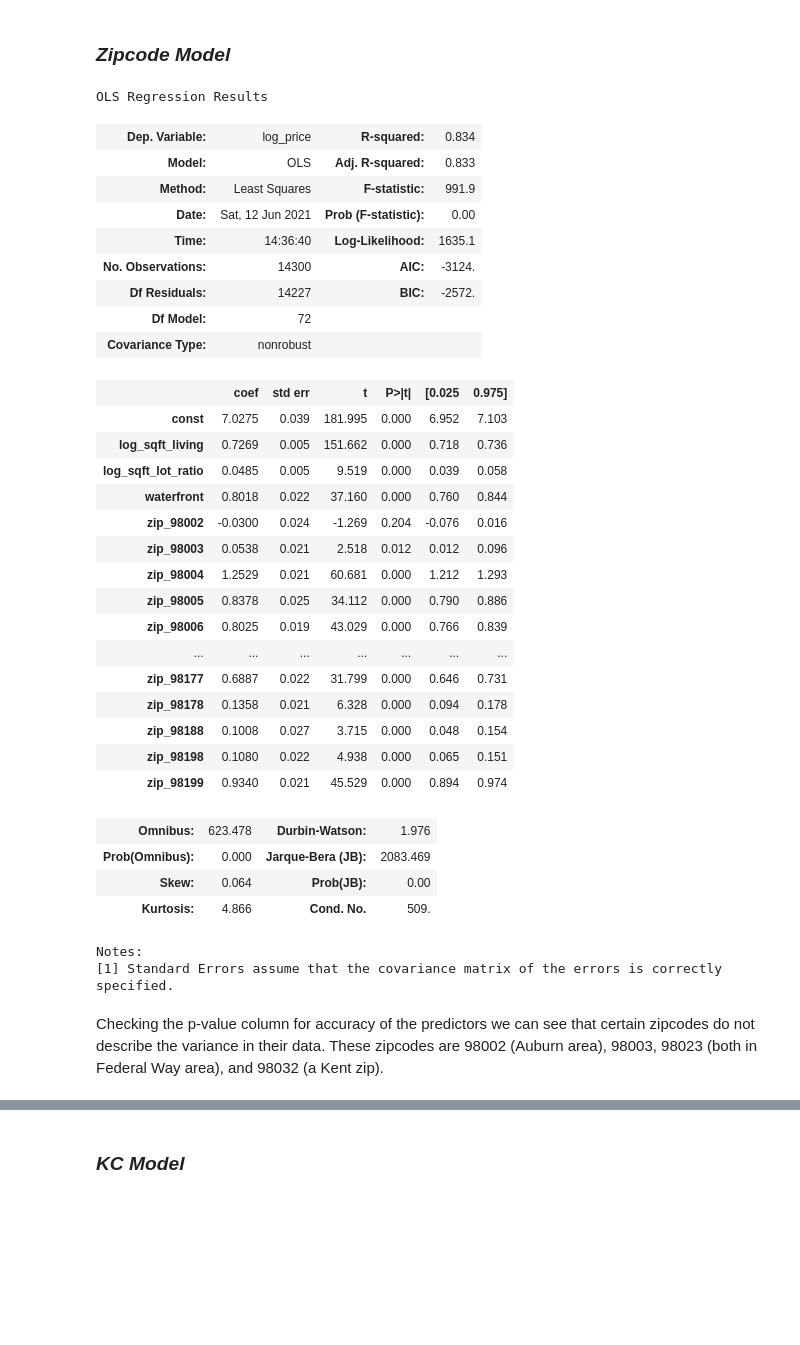
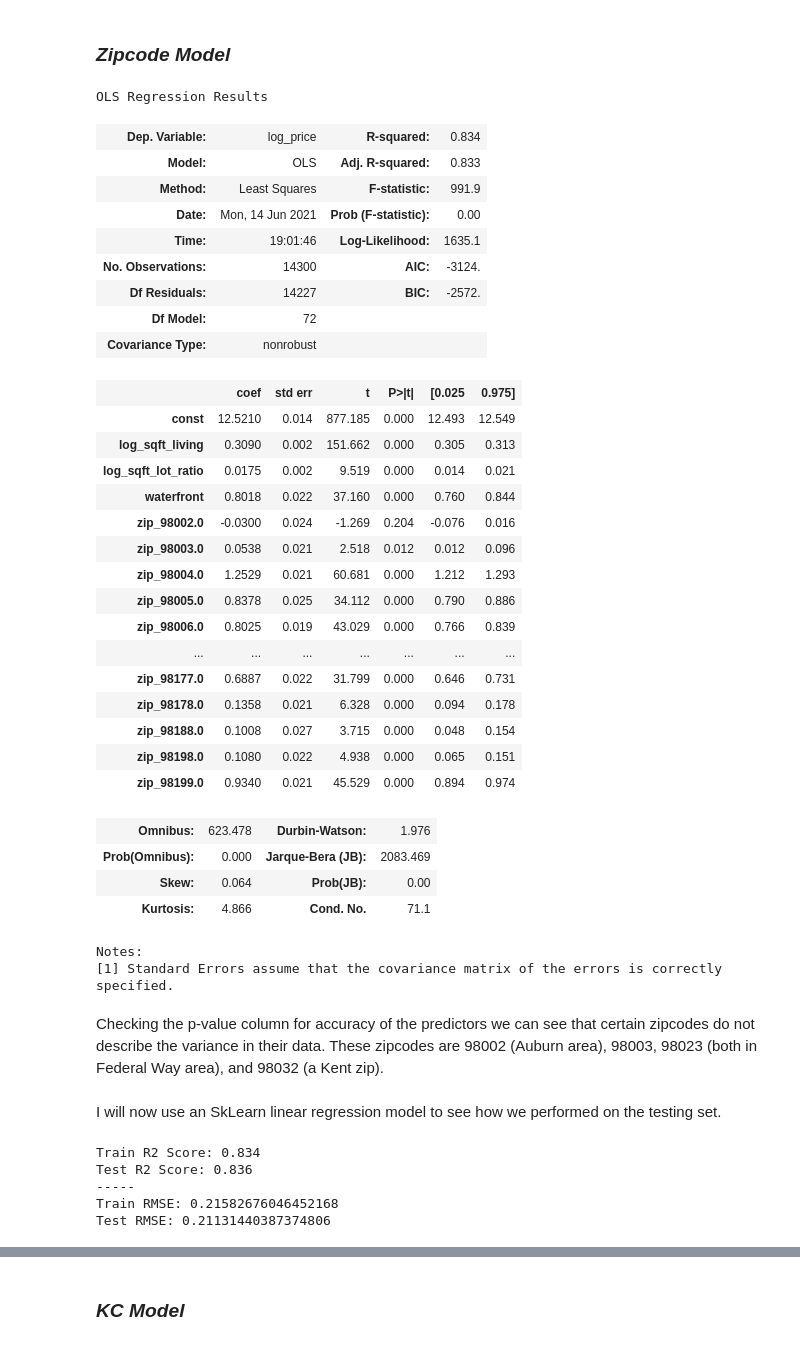
Before and after one commit to jonnyhof/kings_county_housing_analysis, a Jupyter notebook: jonny_king_county_analysis.ipynb, the cells around one changed output, grey strips where cells are left out. Cells and saved outputs as stored; diff of their text form; code cells hidden in the pictures; blank space fills up the shorter version.

```diff
--- a/jonny_king_county_analysis.ipynb
+++ b/jonny_king_county_analysis.ipynb
@@ -177,3 +180,5 @@ df.dropna(subset=['waterfront'], inplace=True)
+# %%
+df = df[df['bedrooms'] < 33]
 # %% [markdown]
 #### *Lot Ratio Column*
 All three models will use the log transformed continuous features and the ratio of lot to neighbor lots, so I will first create and update those in 'df' so they all apply to the 3 dataframes created from 'df' after.
@@ -255,3 +258,12 @@ zip_cols = ['log_sqft_living', 'log_sqft_lot_ratio', 'waterfront', 'zipcode']
 
 # create the df for this model
 zip_df = X_df_train[zip_cols]
+# %%
+# use Standard Scalar to scale the two continuous columns, log_sqft_living and log_sqft_lot_ratio
+# I am also using column transformer to make sure the other columns are left the same
+
+ct = ColumnTransformer([
+        ('zip_transform', StandardScaler(), ['log_sqft_living', 'log_sqft_lot_ratio'])
+    ], remainder='passthrough')
+
+zip_df_scaled = pd.DataFrame(ct.fit_transform(zip_df), columns=zip_cols)
@@ -258,8 +279,8 @@ zip_df = X_df_train[zip_cols]
 # %%
 # Here I will use Pandas get dummy variable function to encode zips
 
-zip_dummies = pd.get_dummies(zip_df['zipcode'], prefix='zip', drop_first=True)
-zip_normals = zip_df.drop('zipcode', axis=1)
-zip_X_train = pd.concat([zip_normals, zip_dummies], axis=1)
-zip_X_train.head()
+zip_dummies = pd.get_dummies(zip_df_scaled['zipcode'], prefix='zip', drop_first=True)
+zip_normals = zip_df_scaled.drop('zipcode', axis=1)
+zip_X_train_scaled = pd.concat([zip_normals, zip_dummies], axis=1)
+zip_X_train_scaled.head()
 # %% [output]
@@ -477,47 +544,53 @@ r2_baseline
 The FSM naive model predicts the average price across all homes. The coefficient of determination for the FSM is below zero. Hopefully we can do better than that.
 # %% [markdown]
 ### *Zipcode Model*
+# %%
+y_df_train.reset_index(drop=True, inplace=True)
+y_df_test.reset_index(drop=True, inplace=True)
 # %%
-X = zip_X_train
+X = zip_X_train_scaled
+# scaling messed with index so we need to reset y so they match
 y = y_df_train
 
 model = sm.OLS(y, sm.add_constant(X))
 
 results = model.fit()
 
 results.summary()
 # %% [output]
 OLS Regression Results
 | Dep. Variable: | log_price | R-squared: | 0.834 |
 | Model: | OLS | Adj. R-squared: | 0.833 |
 | Method: | Least Squares | F-statistic: | 991.9 |
-| Date: | Sat, 12 Jun 2021 | Prob (F-statistic): | 0.00 |
-| Time: | 14:36:40 | Log-Likelihood: | 1635.1 |
+| Date: | Mon, 14 Jun 2021 | Prob (F-statistic): | 0.00 |
+| Time: | 19:01:46 | Log-Likelihood: | 1635.1 |
 | No. Observations: | 14300 | AIC: | -3124. |
 | Df Residuals: | 14227 | BIC: | -2572. |
 | Df Model: | 72 |  |  |
 | Covariance Type: | nonrobust |  |  |
 |  | coef | std err | t | P>|t| | [0.025 | 0.975] |
-| const | 7.0275 | 0.039 | 181.995 | 0.000 | 6.952 | 7.103 |
-| log_sqft_living | 0.7269 | 0.005 | 151.662 | 0.000 | 0.718 | 0.736 |
-| log_sqft_lot_ratio | 0.0485 | 0.005 | 9.519 | 0.000 | 0.039 | 0.058 |
+| const | 12.5210 | 0.014 | 877.185 | 0.000 | 12.493 | 12.549 |
+| log_sqft_living | 0.3090 | 0.002 | 151.662 | 0.000 | 0.305 | 0.313 |
+| log_sqft_lot_ratio | 0.0175 | 0.002 | 9.519 | 0.000 | 0.014 | 0.021 |
 | waterfront | 0.8018 | 0.022 | 37.160 | 0.000 | 0.760 | 0.844 |
-| zip_98002 | -0.0300 | 0.024 | -1.269 | 0.204 | -0.076 | 0.016 |
-| zip_98003 | 0.0538 | 0.021 | 2.518 | 0.012 | 0.012 | 0.096 |
-| zip_98004 | 1.2529 | 0.021 | 60.681 | 0.000 | 1.212 | 1.293 |
-| zip_98005 | 0.8378 | 0.025 | 34.112 | 0.000 | 0.790 | 0.886 |
-| zip_98006 | 0.8025 | 0.019 | 43.029 | 0.000 | 0.766 | 0.839 |
+| zip_98002.0 | -0.0300 | 0.024 | -1.269 | 0.204 | -0.076 | 0.016 |
+| zip_98003.0 | 0.0538 | 0.021 | 2.518 | 0.012 | 0.012 | 0.096 |
+| zip_98004.0 | 1.2529 | 0.021 | 60.681 | 0.000 | 1.212 | 1.293 |
+| zip_98005.0 | 0.8378 | 0.025 | 34.112 | 0.000 | 0.790 | 0.886 |
+| zip_98006.0 | 0.8025 | 0.019 | 43.029 | 0.000 | 0.766 | 0.839 |
 | ... | ... | ... | ... | ... | ... | ... |
-| zip_98177 | 0.6887 | 0.022 | 31.799 | 0.000 | 0.646 | 0.731 |
-| zip_98178 | 0.1358 | 0.021 | 6.328 | 0.000 | 0.094 | 0.178 |
-| zip_98188 | 0.1008 | 0.027 | 3.715 | 0.000 | 0.048 | 0.154 |
-| zip_98198 | 0.1080 | 0.022 | 4.938 | 0.000 | 0.065 | 0.151 |
-| zip_98199 | 0.9340 | 0.021 | 45.529 | 0.000 | 0.894 | 0.974 |
+| zip_98177.0 | 0.6887 | 0.022 | 31.799 | 0.000 | 0.646 | 0.731 |
+| zip_98178.0 | 0.1358 | 0.021 | 6.328 | 0.000 | 0.094 | 0.178 |
+| zip_98188.0 | 0.1008 | 0.027 | 3.715 | 0.000 | 0.048 | 0.154 |
+| zip_98198.0 | 0.1080 | 0.022 | 4.938 | 0.000 | 0.065 | 0.151 |
+| zip_98199.0 | 0.9340 | 0.021 | 45.529 | 0.000 | 0.894 | 0.974 |
 | Omnibus: | 623.478 | Durbin-Watson: | 1.976 |
 | Prob(Omnibus): | 0.000 | Jarque-Bera (JB): | 2083.469 |
 | Skew: | 0.064 | Prob(JB): | 0.00 |
-| Kurtosis: | 4.866 | Cond. No. | 509. |
+| Kurtosis: | 4.866 | Cond. No. | 71.1 |
 Notes:
 [1] Standard Errors assume that the covariance matrix of the errors is correctly specified.
 # %% [markdown]
 Checking the p-value column for accuracy of the predictors we can see that certain zipcodes do not describe the variance in their data. These zipcodes are 98002 (Auburn area), 98003, 98023 (both in Federal Way area), and 98032 (a Kent zip).
+# %% [markdown]
+I will now use an SkLearn linear regression model to see how we performed on the testing set.
@@ -523,0 +607,12 @@ Checking the p-value column for accuracy of the predictors we can see that certa
+# %%
+print(f"Train R2 Score: {r2_score(y_df_train, train_preds_zip):.3f}")
+print(f"Test R2 Score: {r2_score(y_df_test, test_preds_zip):.3f}")
+print("-----")
+print(f"Train RMSE: {mean_squared_error(y_df_train, train_preds_zip, squared=False)}")
+print(f"Test RMSE: {mean_squared_error(y_df_test, test_preds_zip, squared=False)}")
+# %% [output]
+Train R2 Score: 0.834
+Test R2 Score: 0.836
+-----
+Train RMSE: 0.21582676046452168
+Test RMSE: 0.21131440387374806
```
Also changed, not shown: parts of 26 cells of this notebook.
